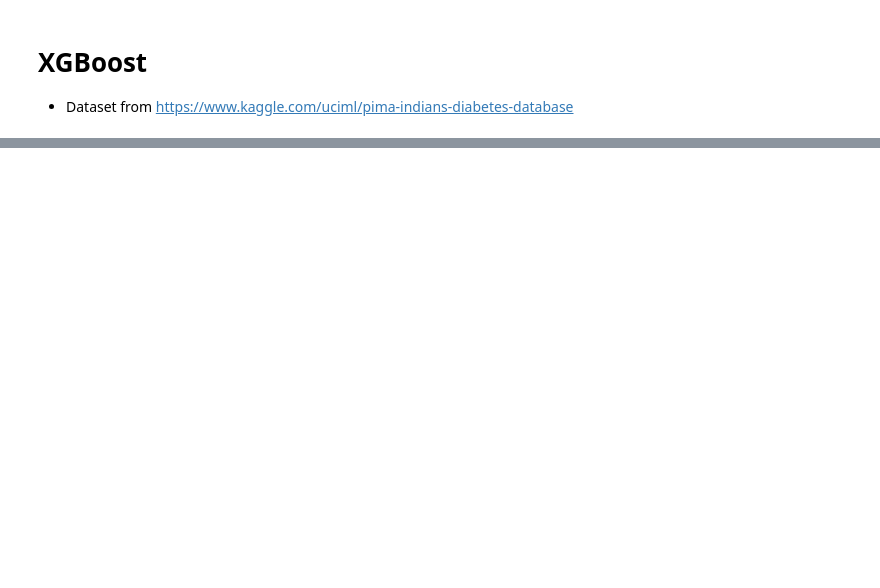
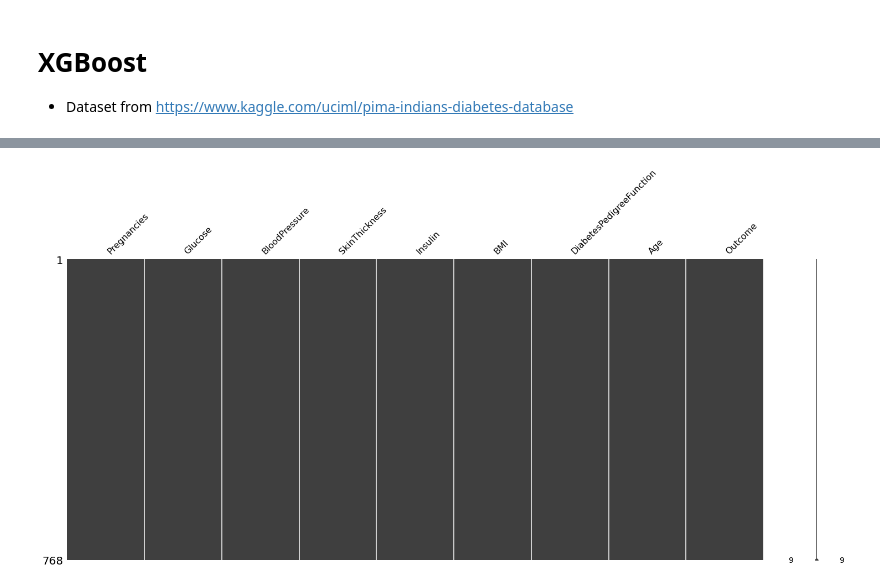
Before and after one commit to erinkhoo/hard-skill-learning-list-2019, a Jupyter notebook: Machine_Learning_Problems/XGBoost/XGBoost-Playground.ipynb, the cells around one changed output, grey strips where cells are left out. Saved outputs shown, nothing was run; the diff lists cells and outputs as text; code cells hidden in the pictures; blank space fills up the shorter version.

```diff
--- a/Machine_Learning_Problems/XGBoost/XGBoost-Playground.ipynb
+++ b/Machine_Learning_Problems/XGBoost/XGBoost-Playground.ipynb
@@ -37,8 +41,8 @@ from sklearn.svm import SVC
 from xgboost import XGBClassifier
 # %%
 # load data
-!wget https://raw.githubusercontent.com/erinkhoo/hard-skill-learning-list-2019/master/Machine_Learning_Problems/XGBoost/diabeties.csv
+!wget https://raw.githubusercontent.com/erinkhoo/hard-skill-learning-list-2019/master/Machine_Learning_Problems/XGBoost/diabetes.csv
 
-#
-dataset = pd.read_csv('diabeties.csv')
+# dataframe
+dataset = pd.read_csv('diabetes.csv')
 # %% [output]
@@ -50,0 +76,6 @@ FileNotFoundError: ignored
+# %%
+# missing values check
+missingno.matrix(dataset)
+plt.show()
+# %% [output]
+[figure, added]
```
Also changed, not shown: parts of 8 cells of this notebook.
